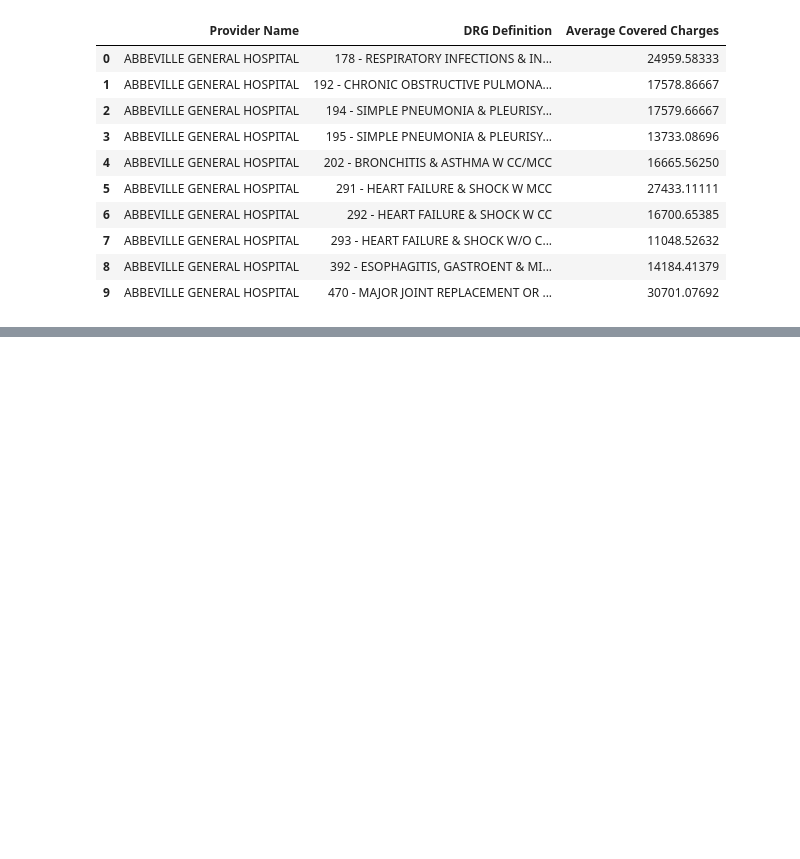
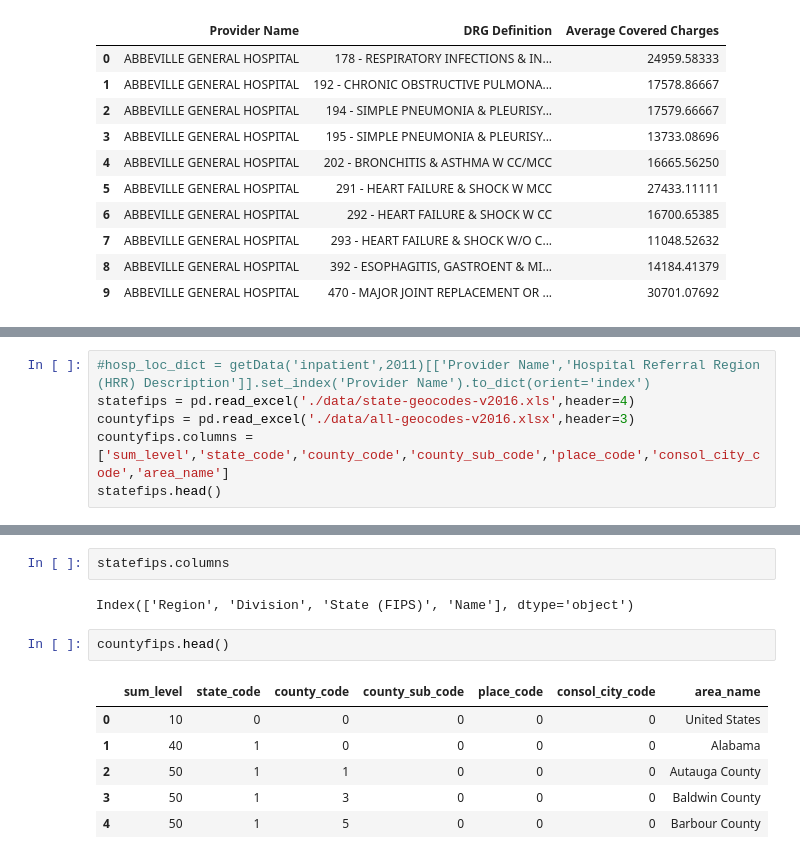
Before and after one commit to DataAndDeadlifts/CMS_Projects, a Jupyter notebook: 2018-07-26 Inpatient Investigation.ipynb, the cells around one changed output, grey strips where cells are left out. Saved outputs shown, nothing was run; the diff lists cells and outputs as text; blank space fills up the shorter version.

```diff
--- a/2018-07-26 Inpatient Investigation.ipynb
+++ b/2018-07-26 Inpatient Investigation.ipynb
@@ -136,0 +227,6 @@ div_drg_lower.plot(kind='barh')
+# %%
+#hosp_loc_dict = getData('inpatient',2011)[['Provider Name','Hospital Referral Region (HRR) Description']].set_index('Provider Name').to_dict(orient='index')
+statefips = pd.read_excel('./data/state-geocodes-v2016.xls',header=4)
+countyfips = pd.read_excel('./data/all-geocodes-v2016.xlsx',header=3)
+countyfips.columns = ['sum_level','state_code','county_code','county_sub_code','place_code','consol_city_code','area_name']
+statefips.head()
@@ -136,0 +240,13 @@ div_drg_lower.plot(kind='barh')
+# %%
+statefips.columns
+# %% [output]
+Index(['Region', 'Division', 'State (FIPS)', 'Name'], dtype='object')
+# %%
+countyfips.head()
+# %% [output]
+|  | sum_level | state_code | county_code | county_sub_code | place_code | consol_city_code | area_name |
+| 0 | 10 | 0 | 0 | 0 | 0 | 0 | United States |
+| 1 | 40 | 1 | 0 | 0 | 0 | 0 | Alabama |
+| 2 | 50 | 1 | 1 | 0 | 0 | 0 | Autauga County |
+| 3 | 50 | 1 | 3 | 0 | 0 | 0 | Baldwin County |
+| 4 | 50 | 1 | 5 | 0 | 0 | 0 | Barbour County |
```
Also changed, not shown: parts of 22 cells of this notebook, 1 other file.
